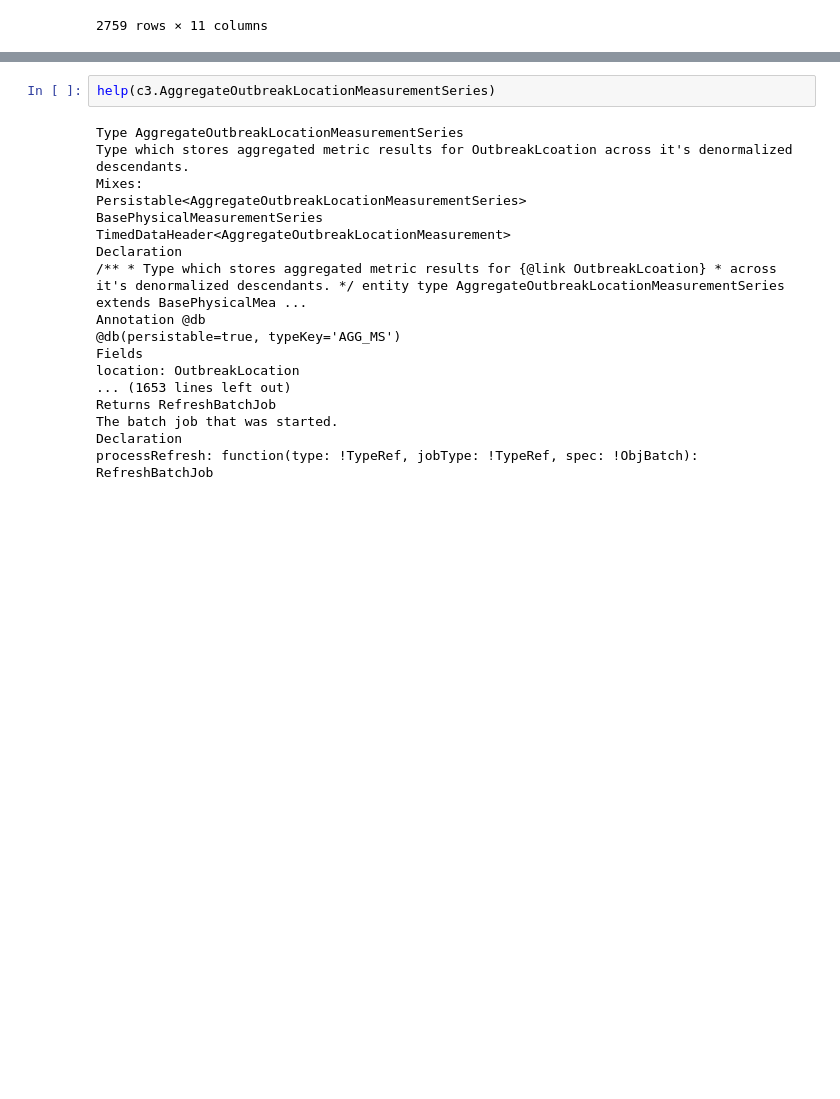
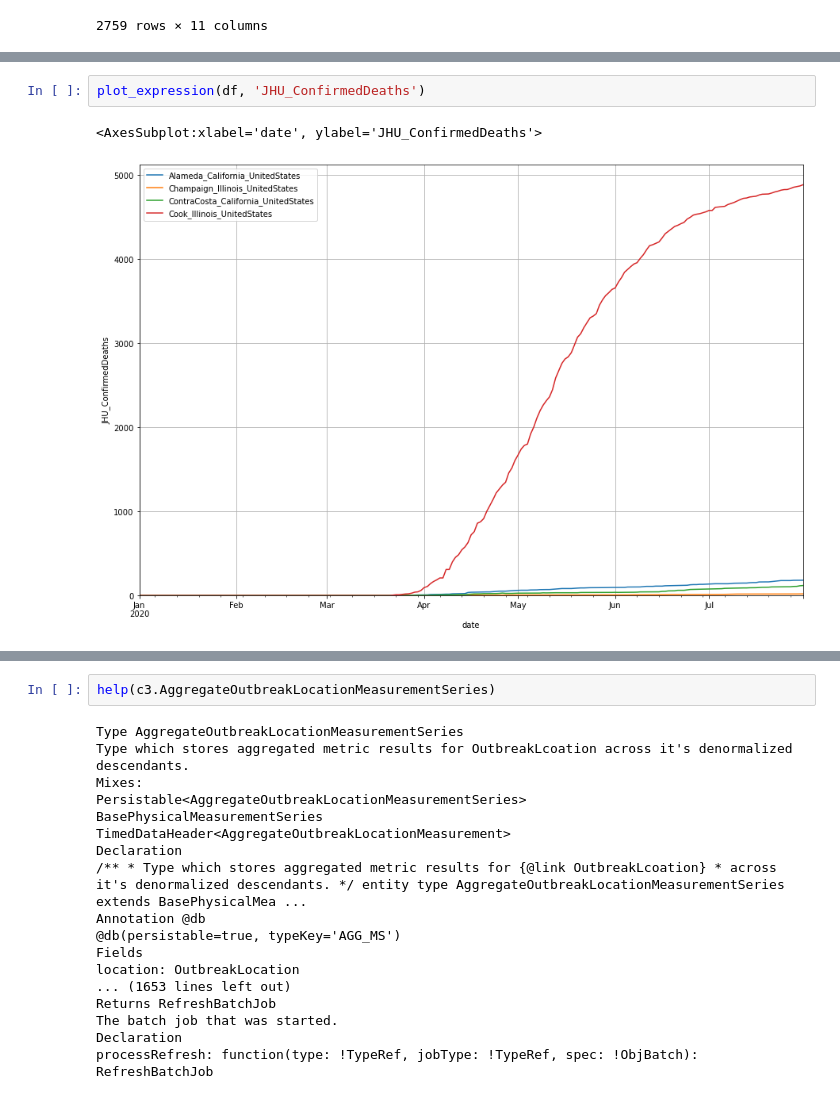
Before and after one commit to c3aidti/advancedMetrics, a Jupyter notebook: advancedMetrics.ipynb, the cells around one changed output, grey strips where cells are left out. Cells and saved outputs as stored; diff of their text form; blank space fills up the shorter version.

```diff
--- a/advancedMetrics.ipynb
+++ b/advancedMetrics.ipynb
@@ -113,0 +172,5 @@ pd.DataFrame(c3.SimpleMetric.fetch({'filter': 'contains(name, "JHU")'}).objs.toJ
+# %%
+plot_expression(df, 'JHU_ConfirmedDeaths')
+# %% [output]
+<AxesSubplot:xlabel='date', ylabel='JHU_ConfirmedDeaths'>
+[figure, added]
```
Also changed, not shown: parts of 23 cells of this notebook.
